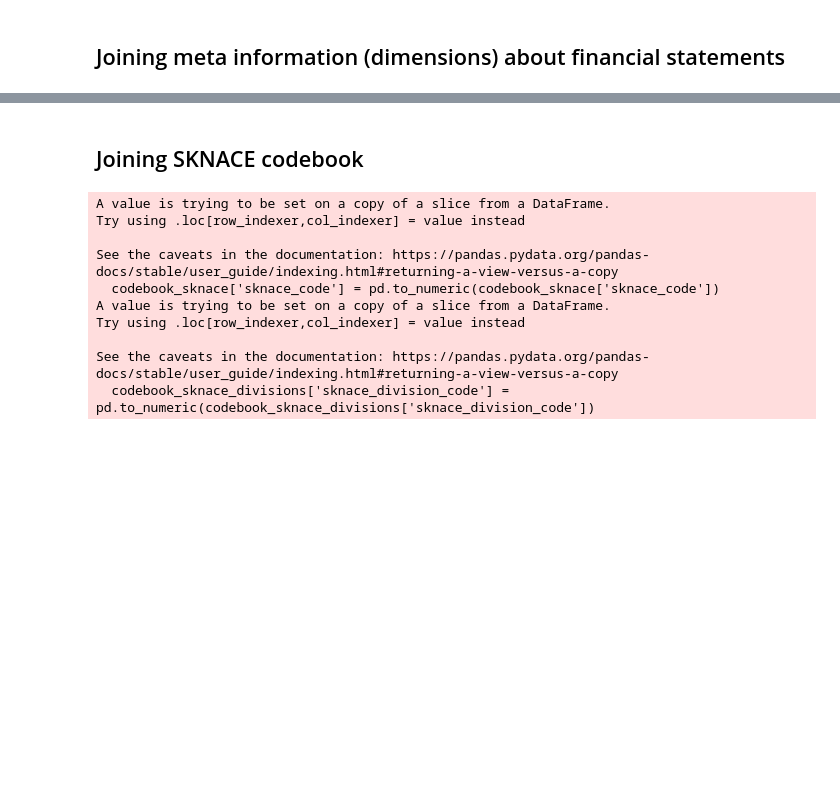
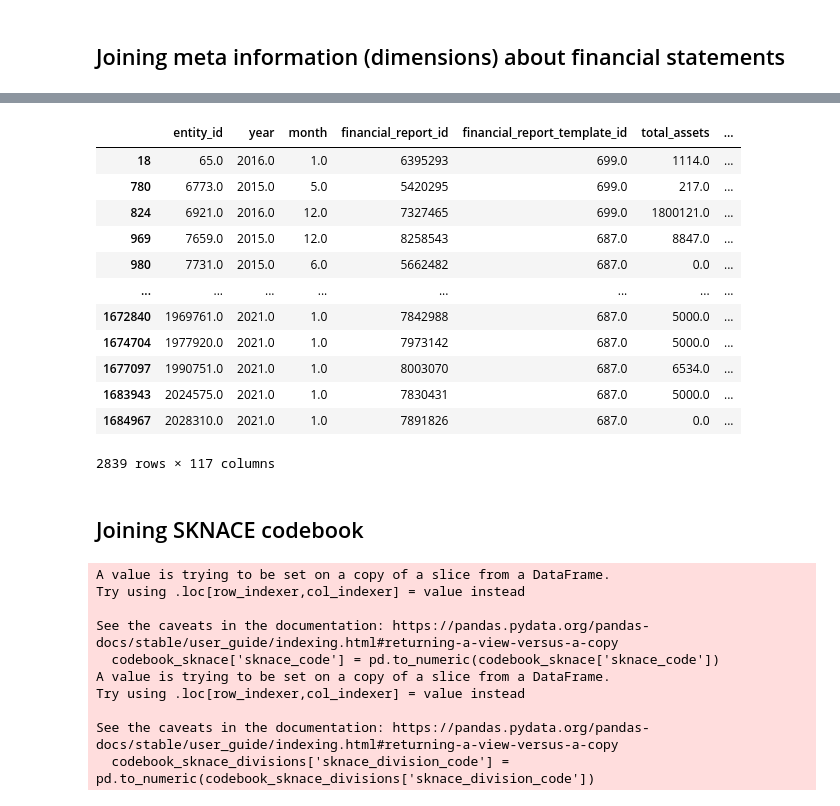
Before and after one commit to rohalmatus/financial-distress-models, a Jupyter notebook: CODE/TRANSFORM/05_financial_ratios_transform.ipynb, the cells around one changed output, grey strips where cells are left out. Saved outputs shown, nothing was run; the diff lists cells and outputs as text; code cells hidden in the pictures; blank space fills up the shorter version.

```diff
--- a/CODE/TRANSFORM/05_financial_ratios_transform.ipynb
+++ b/CODE/TRANSFORM/05_financial_ratios_transform.ipynb
@@ -156,0 +157,8 @@ entity_details_table = None
+# %%
+df_statements_extended = (df_statements_extended
+                          .merge(
+                              statements_table.drop_duplicates('financial_statement_id'),
+                              on = 'financial_statement_id',
+                              how = 'left'))
+
+display(df_statements_extended.shape)
@@ -156,0 +167,8 @@ entity_details_table = None
+# %%
+df_statements_extended = (df_statements_extended
+                          .merge(
+                              entity_details_table.drop_duplicates('entity_id'),
+                              on = 'entity_id',
+                              how = 'left'))
+
+display(df_statements_extended.shape)
@@ -156,0 +182,3 @@ entity_details_table = None
+# %%
+df_statements_extended['period_length_check'] = df_statements_extended['period_length'].apply(lambda x: 1 if x == 12 else 0)
+df_statements_extended['period_length_check'].value_counts()
@@ -159,11 +194,11 @@ display(df_statements_extended.shape)
 
 df_statements_extended = (df_statements_extended
                           .query('2014 <= year <= 2021')
-                          .sort_values(['approved_date', 'TA', 'SAL'], ascending=[False, False, False])
-                          .groupby(['entity_ico', 'year']).first()
+                          .sort_values(['period_length_check', 'approved_date', 'TA', 'SAL'], ascending=[False, False, False, False])
+                          .groupby(['entity_id', 'year', 'month']).first()
                           .reset_index())
 
-df_statements_extended
+df_statements_extended.drop(columns=['period_length_check'], inplace=True)
 
 display(df_statements_extended.shape)
 # %% [output]
@@ -273,3 +227,19 @@ df_extended = None
+# %%
+df_statements_extended.query('period_length > 12')
+# %% [output]
+|  | entity_id | year | month | financial_report_id | financial_report_template_id | total_assets | ... |
+| 18 | 65.0 | 2016.0 | 1.0 | 6395293 | 699.0 | 1114.0 | ... |
+| 780 | 6773.0 | 2015.0 | 5.0 | 5420295 | 699.0 | 217.0 | ... |
+| 824 | 6921.0 | 2016.0 | 12.0 | 7327465 | 699.0 | 1800121.0 | ... |
+| 969 | 7659.0 | 2015.0 | 12.0 | 8258543 | 687.0 | 8847.0 | ... |
+| 980 | 7731.0 | 2015.0 | 6.0 | 5662482 | 687.0 | 0.0 | ... |
+| ... | ... | ... | ... | ... | ... | ... | ... |
+| 1672840 | 1969761.0 | 2021.0 | 1.0 | 7842988 | 687.0 | 5000.0 | ... |
+| 1674704 | 1977920.0 | 2021.0 | 1.0 | 7973142 | 687.0 | 5000.0 | ... |
+| 1677097 | 1990751.0 | 2021.0 | 1.0 | 8003070 | 687.0 | 6534.0 | ... |
+| 1683943 | 2024575.0 | 2021.0 | 1.0 | 7830431 | 687.0 | 5000.0 | ... |
+| 1684967 | 2028310.0 | 2021.0 | 1.0 | 7891826 | 687.0 | 0.0 | ... |
+2839 rows × 117 columns
 # %% [markdown]
 ## Joining SKNACE codebook
 # %%
```
Also changed, not shown: parts of 19 cells of this notebook, 6 other files.
